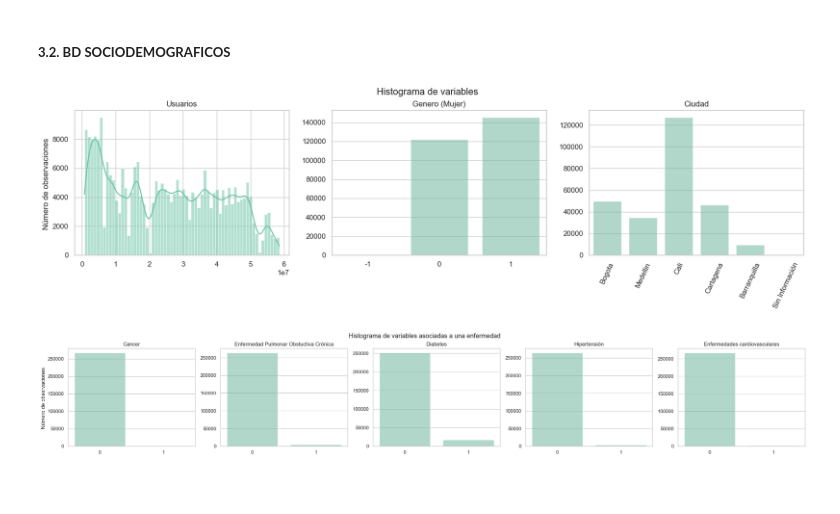
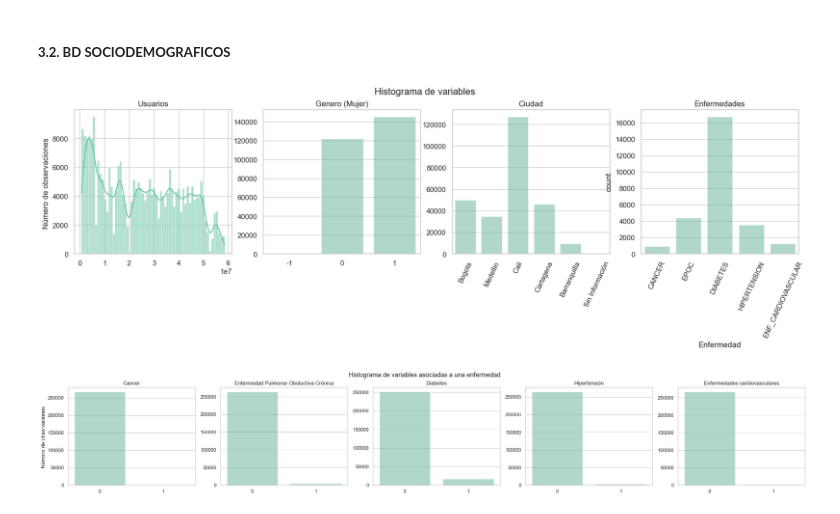
Before and after one commit to JavierBurgos-web/Alll_Proyecto_Finanzas, a Jupyter notebook: 3_notebook/a_exploracion.ipynb, the cells around one changed output. Drawn from its saved outputs; the diff is of its cells as text; code cells hidden in the pictures; blank space fills up the shorter version.

```diff
--- a/3_notebook/a_exploracion.ipynb
+++ b/3_notebook/a_exploracion.ipynb
@@ -144,0 +155,6 @@ Name: count, dtype: int64
+# %%
+sociodemograficos['FechaNacimiento'] = pd.to_datetime(sociodemograficos['FechaNacimiento'], format='%d/%m/%Y')
+print(f"La base contiene registros de {sociodemograficos.Asegurado_Id.nunique()} usuarios \n"
+    f"los cuales tienen una edad entre {2024-sociodemograficos['FechaNacimiento'].max().year} y {2024-sociodemograficos['FechaNacimiento'].min().year} años, con un promedio de {2024-sociodemograficos['FechaNacimiento'].mean().year} años. \n"
+    f"Estos registros provenienen de {sociodemograficos.Ciudad.nunique()} ciudades, las cuales son:\n")
+print(sociodemograficos.Ciudad.value_counts())
@@ -222,23 +247,38 @@ axs[1].set(xlabel=None, title='Poliza');
 # %%
 palette = 'Set2'
 sns.set_theme(style="whitegrid", palette=palette)
 
+fig, axs = plt.subplots(ncols=4, figsize=(20, 4))
 
-fig, axs = plt.subplots(ncols=3, figsize=(20, 4))
-
-sns.histplot(x='Asegurado_Id', data=sociodemograficos, kde=True, ax=axs[0])
+sns.histplot(x='Asegurado_Id', data=sociodemograficos, kde=True, ax=axs[0], color=sns.color_palette(palette)[0], alpha=.55)
 sns.countplot(x='Mujer', data=sociodemograficos, ax=axs[1], color=sns.color_palette(palette)[0], alpha=.55)
 sns.countplot(x='Ciudad', data=sociodemograficos, ax=axs[2], color=sns.color_palette(palette)[0], alpha=.55)
 fig.suptitle('Histograma de variables', y=1.00)
 
 for ax in axs: ax.set(ylabel=None)
 axs[0].set(ylabel='Número de observaciones ')
 axs[0].set(xlabel=None, title='Usuarios')
 axs[1].set(xlabel=None, title='Genero (Mujer)')
 axs[2].set(xlabel=None, title='Ciudad')
-axs[2].tick_params(axis='x', rotation=65);
+axs[2].tick_params(axis='x', rotation=65)
+
+# [Código gráfico 4]
+cols = ['CANCER', 'EPOC', 'DIABETES', 'HIPERTENSION', 'ENF_CARDIOVASCULAR']
+
+counts = {}
+for col in cols:
+    counts[col] = sociodemograficos[col].sum()
+
+df_counts = pd.DataFrame.from_dict(counts, orient='index', columns=['Count']).reset_index()
+df_counts = df_counts.rename(columns={'index': 'Enfermedad'})
+expanded_data = df_counts.loc[df_counts.index.repeat(df_counts['Count'])].reset_index(drop=True)
+
+sns.countplot(x='Enfermedad', data=expanded_data, ax=axs[3], color=sns.color_palette(palette)[0], alpha=.55)
+axs[3].set(title='Enfermedades')
+axs[3].tick_params(axis='x', rotation=65)
+plt.show()
 # %% [output]
-[figure, old version]
+[figure, new version]
 # %%
 fig, axs = plt.subplots(ncols=5, figsize=(30, 4))
 
```
Also changed, not shown: parts of 18 cells of this notebook.
